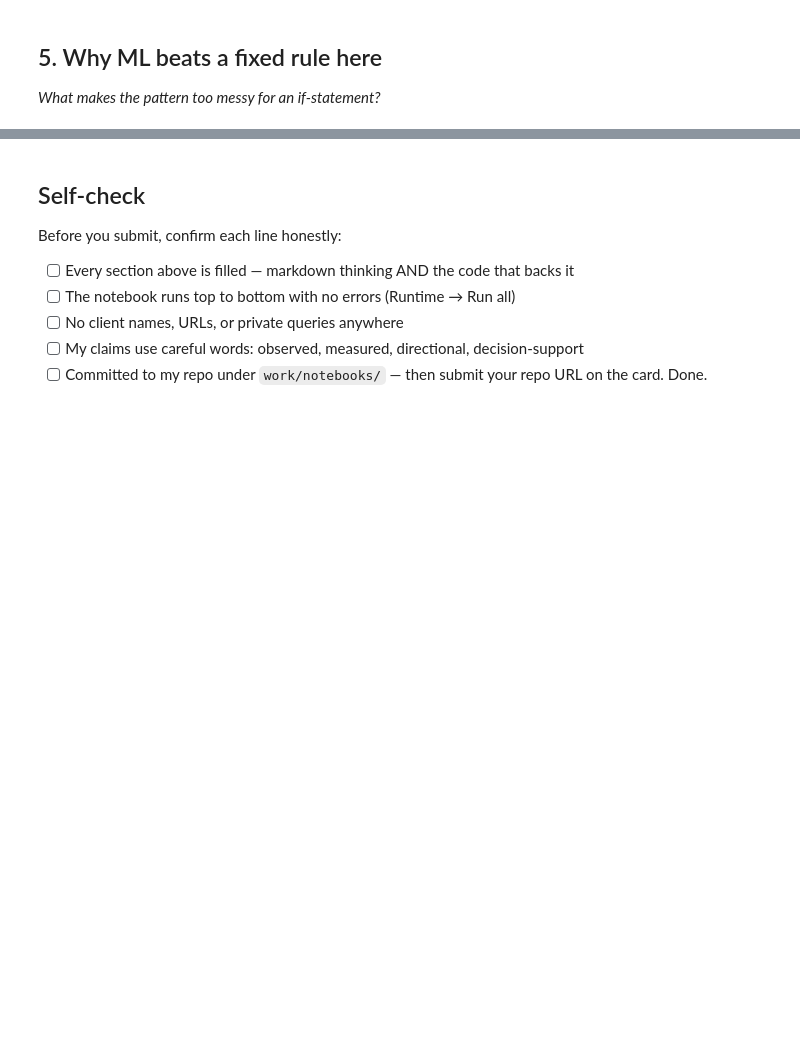
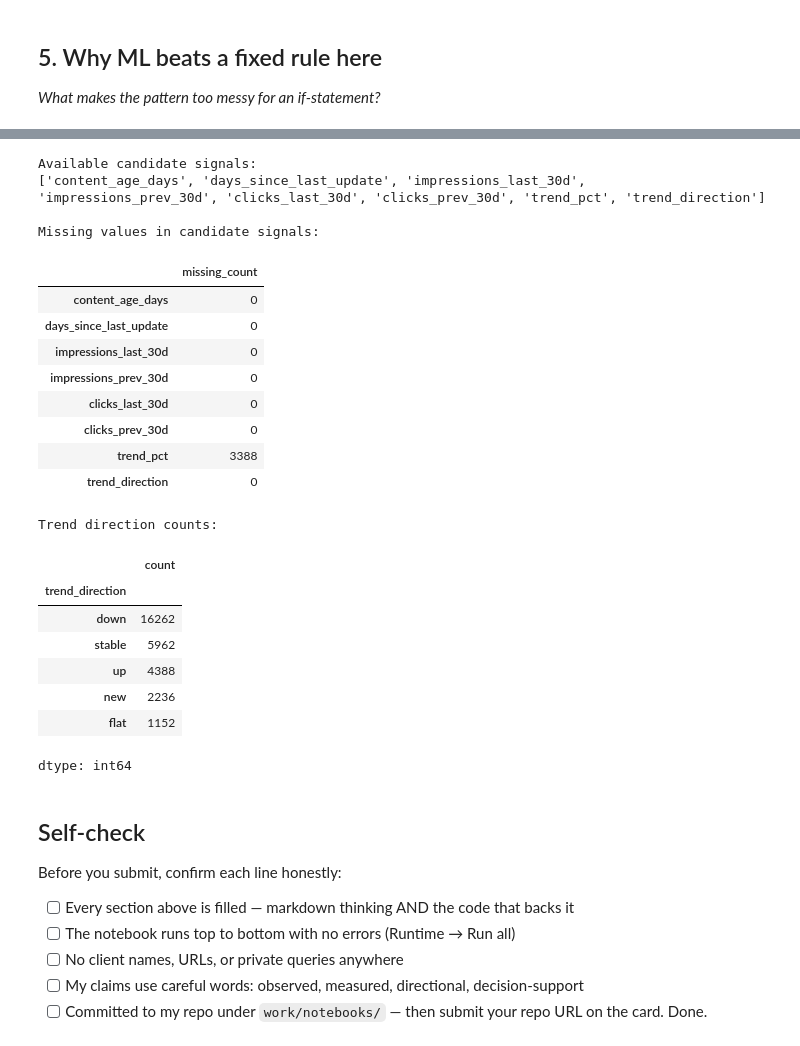
Before and after one commit to saibalaji2004/Flyrank-intern-repo, a Jupyter notebook: work/notebooks/w02_ml_task_framing.ipynb, the cells around one changed output, grey strips where cells are left out. Drawn from its saved outputs; the diff is of its cells as text; code cells hidden in the pictures; blank space fills up the shorter version.

```diff
--- a/work/notebooks/w02_ml_task_framing.ipynb
+++ b/work/notebooks/w02_ml_task_framing.ipynb
@@ -41,6 +145,55 @@ This skeleton is yours to fill. Work the sections **in order** — each one has
 # %%
 # This cell is for CODE (numbers, a query, a check).
 # Write your text answer in the cell ABOVE this one — typing sentences here breaks Run All.
+
+# Inspect available signals and missing values.
+candidate_signals = [
+    "content_age_days",
+    "days_since_last_update",
+    "impressions_last_30d",
+    "impressions_prev_30d",
+    "clicks_last_30d",
+    "clicks_prev_30d",
+    "trend_pct",
+    "trend_direction",
+]
+
+available_signals = [
+    col for col in candidate_signals if col in df.columns
+]
+
+print("Available candidate signals:")
+print(available_signals)
+
+print("\nMissing values in candidate signals:")
+display(df[available_signals].isna().sum().to_frame("missing_count"))
+
+if "trend_direction" in df.columns:
+    print("\nTrend direction counts:")
+    display(df["trend_direction"].value_counts(dropna=False))
+# %% [output]
+Available candidate signals:
+['content_age_days', 'days_since_last_update', 'impressions_last_30d', 'impressions_prev_30d', 'clicks_last_30d', 'clicks_prev_30d', 'trend_pct', 'trend_direction']
+
+Missing values in candidate signals:
+|  | missing_count |
+| content_age_days | 0 |
+| days_since_last_update | 0 |
+| impressions_last_30d | 0 |
+| impressions_prev_30d | 0 |
+| clicks_last_30d | 0 |
+| clicks_prev_30d | 0 |
+| trend_pct | 3388 |
+| trend_direction | 0 |
+Trend direction counts:
+|  | count |
+| trend_direction |  |
+| down | 16262 |
+| stable | 5962 |
+| up | 4388 |
+| new | 2236 |
+| flat | 1152 |
+dtype: int64
 # %% [markdown]
 ## Self-check
 
```
Also changed, not shown: parts of 7 cells of this notebook.
